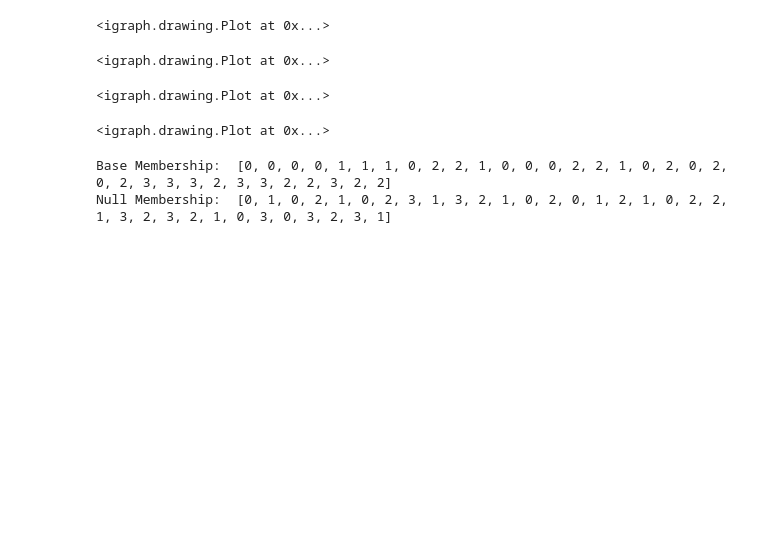
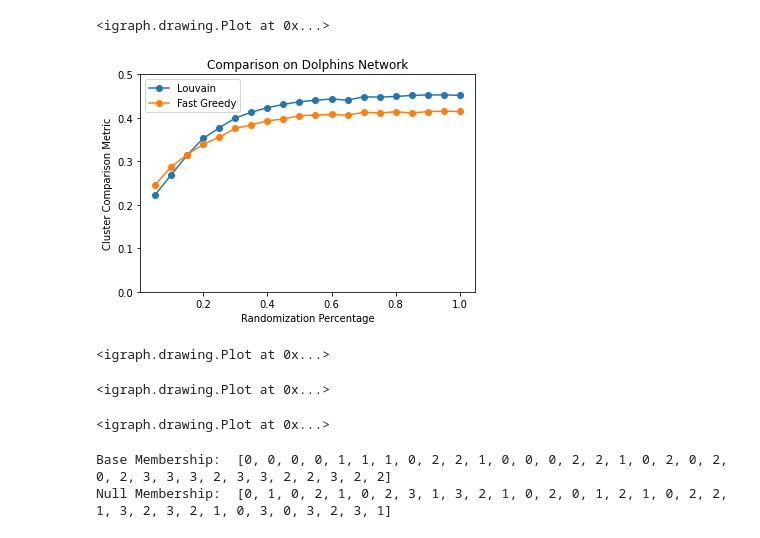
Before and after one commit to ericssimpson/robust-community-detection, a Jupyter notebook: report.ipynb, the cells around one changed output. Cells and saved outputs as stored; diff of their text form; code cells hidden in the pictures; blank space fills up the shorter version.

```diff
--- a/report.ipynb
+++ b/report.ipynb
@@ -11,6 +11,11 @@ plot
 <igraph.drawing.Plot at 0x...>
 # %%
 graph_random = random(graph.copy())
+# %%
+compare_output0 = robin_compare(graph=graph1, method1="louvain", method2="fastgreedy")
+plot_robin(graph1, compare_output0["Mean1"], compare_output0["Mean2"], legend=("Louvain", "Fast Greedy"), title="Comparison on Dolphins Network")
+# %% [output]
+[figure, added]
 # %%
 layout_2 = graph_random.layout_kamada_kawai()
 plot = ig.plot(graph_random, layout=layout_2)
```
Also changed, not shown: parts of 18 cells of this notebook, 21 other files.
